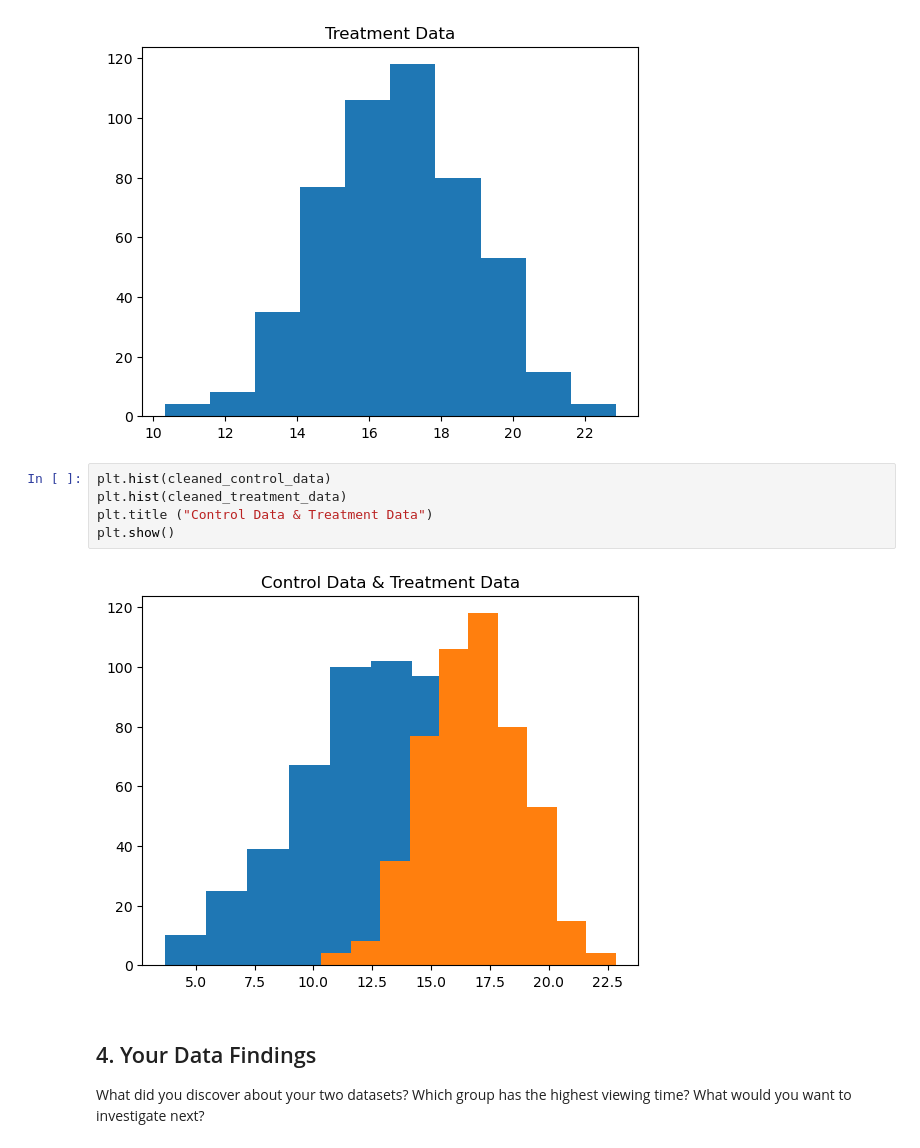
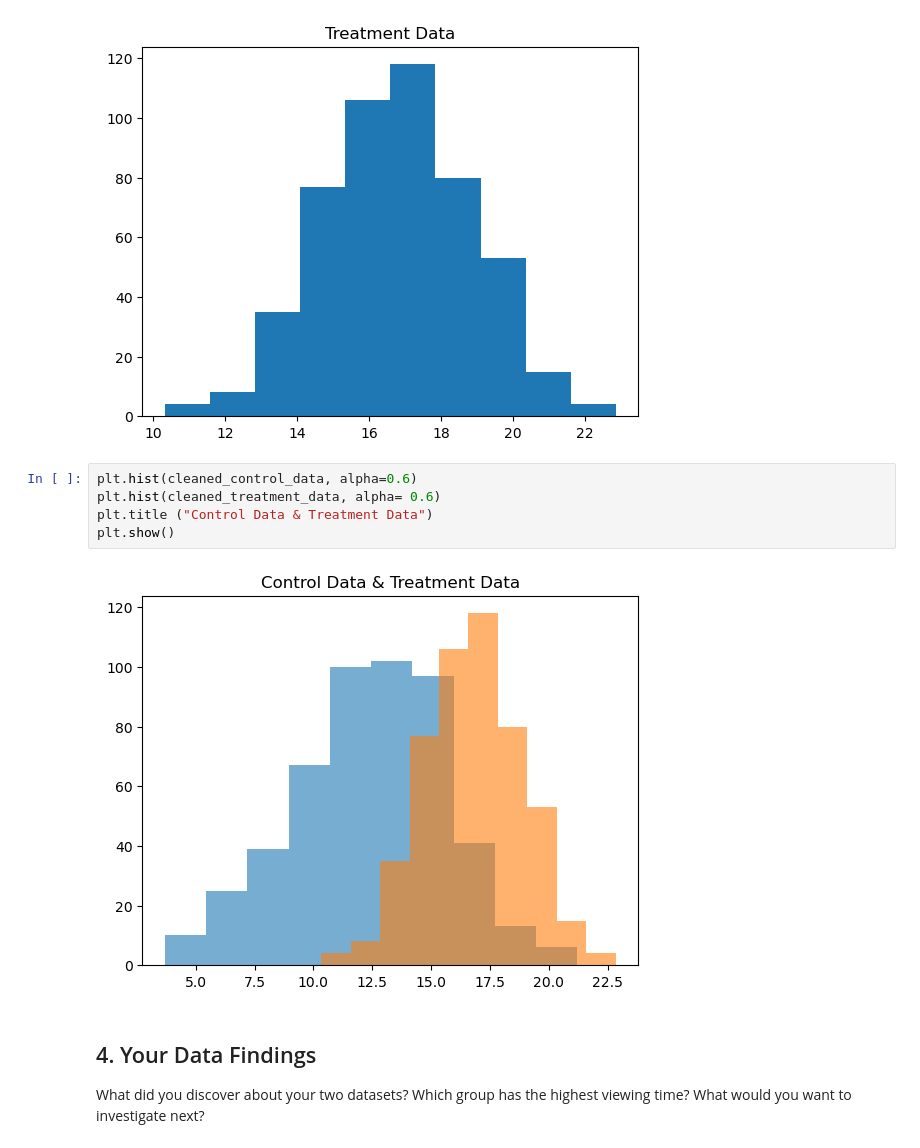
Before and after one commit to jenellecodes/Treatment-Analysis, a Jupyter notebook: explore.ipynb, the cells around one changed output. Cells and saved outputs as stored; diff of their text form.

Commit message:
added alpha

```diff
--- a/explore.ipynb
+++ b/explore.ipynb
@@ -119,12 +119,12 @@ plt.show()
 # %% [output]
 [figure]
 # %%
-plt.hist(cleaned_control_data)
-plt.hist(cleaned_treatment_data)
+plt.hist(cleaned_control_data, alpha=0.6)
+plt.hist(cleaned_treatment_data, alpha= 0.6)
 plt.title ("Control Data & Treatment Data")
 plt.show()
 # %% [output]
-[figure, old version]
+[figure, new version]
 # %% [markdown]
 ## 4. Your Data Findings
 
```
